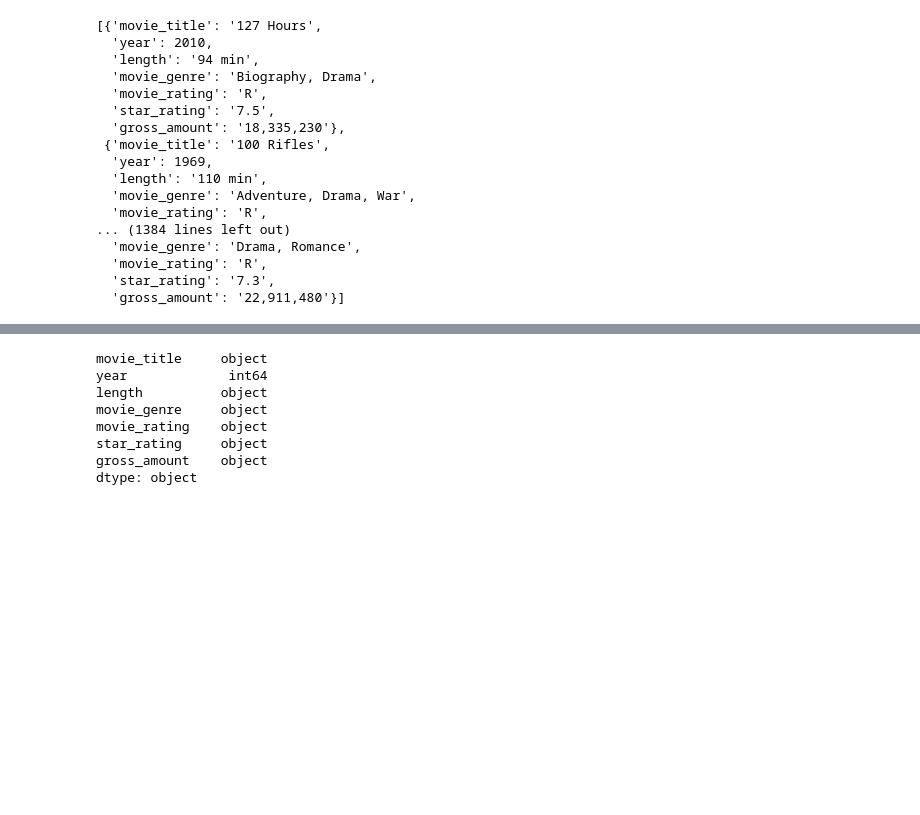
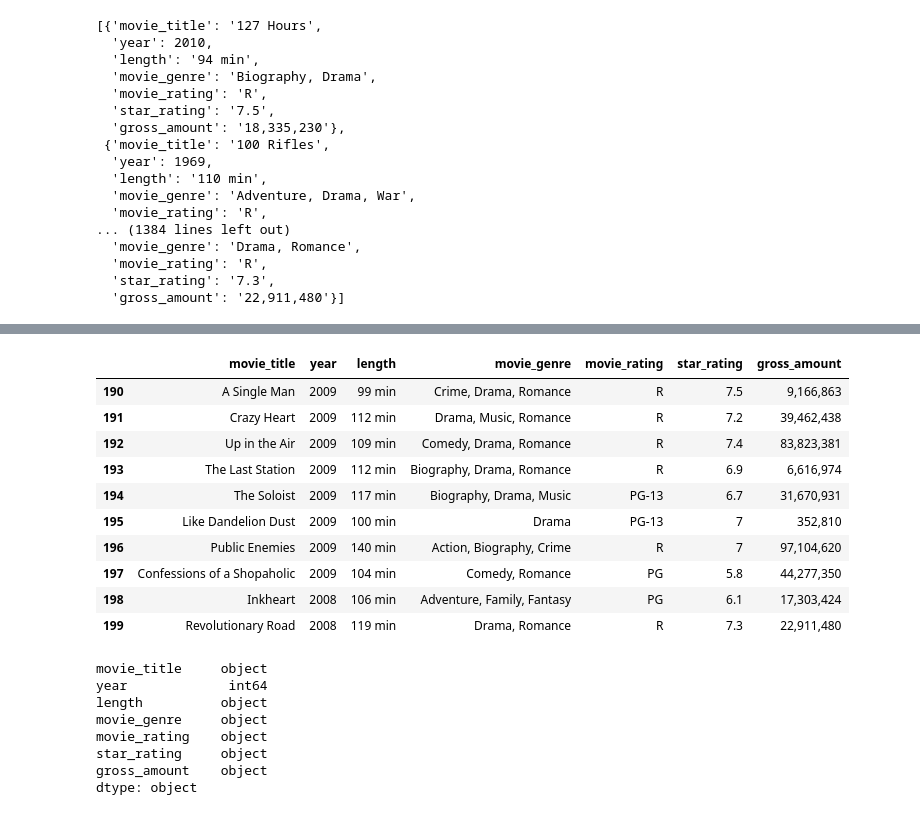
Before and after one commit to CToone/books_vs_movies_data_analysis, a Jupyter notebook: imdb_movies_fr_books - Copy.ipynb, the cells around one changed output, grey strips where cells are left out. Cells and saved outputs as stored; diff of their text form; code cells hidden in the pictures; blank space fills up the shorter version.

```diff
--- a/imdb_movies_fr_books - Copy.ipynb
+++ b/imdb_movies_fr_books - Copy.ipynb
@@ -169,3 +145,17 @@ moviesfrombooks_data.head(5)
+# %%
+moviesfrombooks_data.tail(10)
+# %% [output]
+|  | movie_title | year | length | movie_genre | movie_rating | star_rating | gross_amount |
+| 190 | A Single Man | 2009 | 99 min | Crime, Drama, Romance | R | 7.5 | 9,166,863 |
+| 191 | Crazy Heart | 2009 | 112 min | Drama, Music, Romance | R | 7.2 | 39,462,438 |
+| 192 | Up in the Air | 2009 | 109 min | Comedy, Drama, Romance | R | 7.4 | 83,823,381 |
+| 193 | The Last Station | 2009 | 112 min | Biography, Drama, Romance | R | 6.9 | 6,616,974 |
+| 194 | The Soloist | 2009 | 117 min | Biography, Drama, Music | PG-13 | 6.7 | 31,670,931 |
+| 195 | Like Dandelion Dust | 2009 | 100 min | Drama | PG-13 | 7 | 352,810 |
+| 196 | Public Enemies | 2009 | 140 min | Action, Biography, Crime | R | 7 | 97,104,620 |
+| 197 | Confessions of a Shopaholic | 2009 | 104 min | Comedy, Romance | PG | 5.8 | 44,277,350 |
+| 198 | Inkheart | 2008 | 106 min | Adventure, Family, Fantasy | PG | 6.1 | 17,303,424 |
+| 199 | Revolutionary Road | 2008 | 119 min | Drama, Romance | R | 7.3 | 22,911,480 |
 # %%
 #Identify datatype.
 moviesfrombooks_data.dtypes
```
Also changed, not shown: parts of 3 cells of this notebook, 7 other files.
